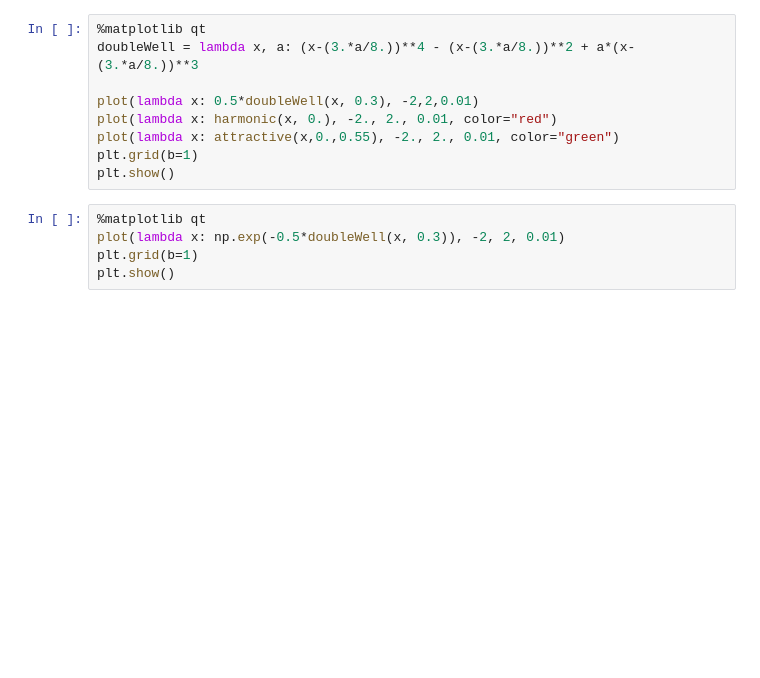
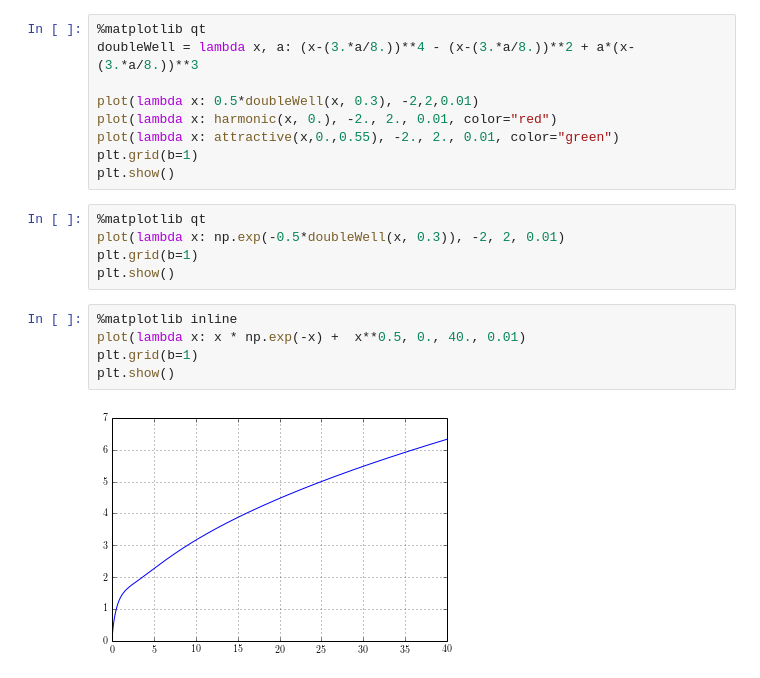
Before and after one commit to janekg89/revreaddy, a Jupyter notebook: scripts/plotit.ipynb, the cells around one changed output. Saved outputs shown, nothing was run; the diff lists cells and outputs as text; blank space fills up the shorter version.

```diff
--- a/scripts/plotit.ipynb
+++ b/scripts/plotit.ipynb
@@ -65,3 +65,10 @@ plt.show()
 plot(lambda x: np.exp(-0.5*doubleWell(x, 0.3)), -2, 2, 0.01)
 plt.grid(b=1)
 plt.show()
+# %%
+%matplotlib inline
+plot(lambda x: x * np.exp(-x) +  x**0.5, 0., 40., 0.01)
+plt.grid(b=1)
+plt.show()
+# %% [output]
+[figure, added]
```
Also changed, not shown: 4 other files.
